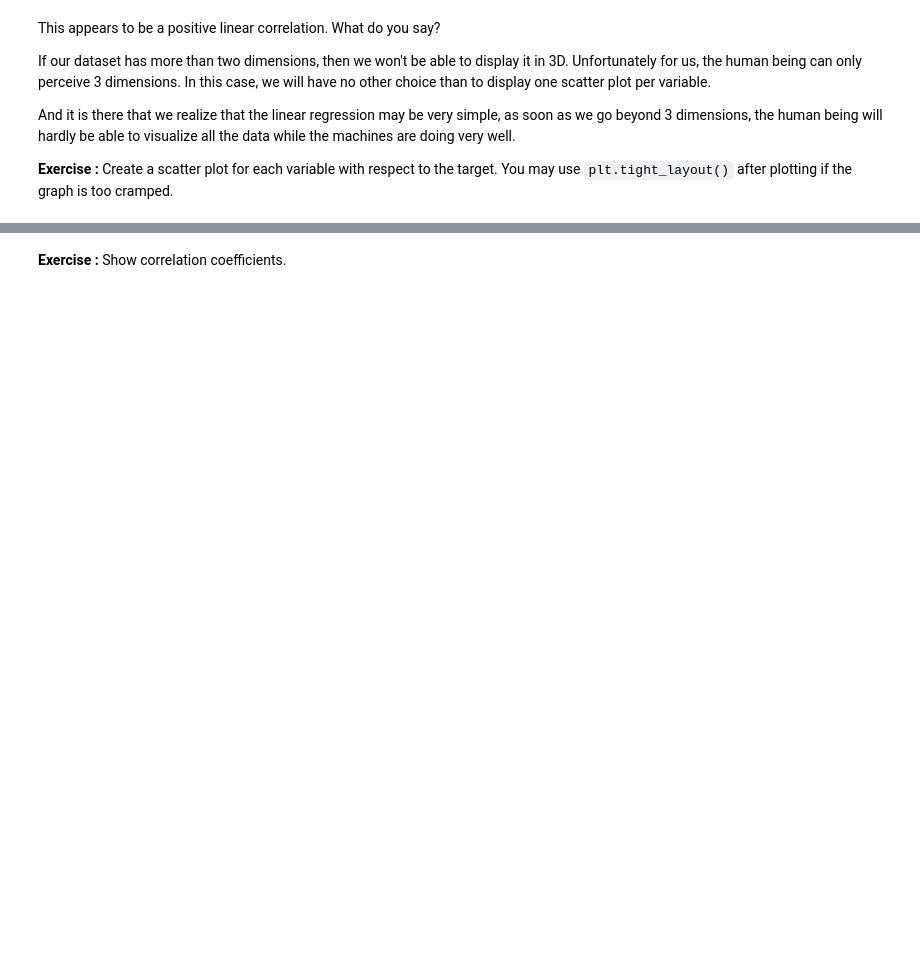
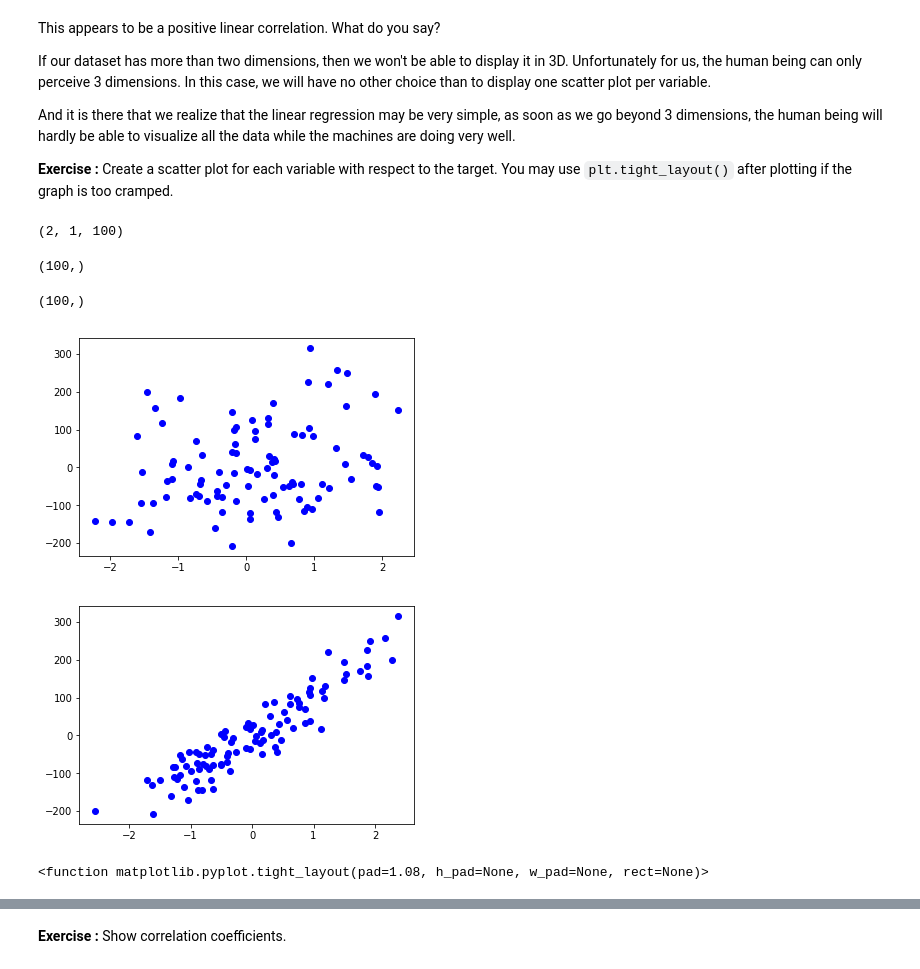
Before and after one commit to HavvaEb/Machine_Learning_exercise, a Jupyter notebook: 4.machine_learning/1.Regression/03-Multiple_linear_regression.ipynb, the cells around one changed output, grey strips where cells are left out. Saved outputs shown, nothing was run; the diff lists cells and outputs as text; code cells hidden in the pictures; blank space fills up the shorter version.

```diff
--- a/4.machine_learning/1.Regression/03-Multiple_linear_regression.ipynb
+++ b/4.machine_learning/1.Regression/03-Multiple_linear_regression.ipynb
@@ -121,3 +85,25 @@ If our dataset has more than two dimensions, then we won't be able to display it
 And it is there that we realize that the linear regression may be very simple, as soon as we go beyond 3 dimensions, the human being will hardly be able to visualize all the data while the machines are doing very well.
 
 **Exercise :** Create a scatter plot for each variable with respect to the target. You may use  `plt.tight_layout()` after plotting if the graph is too cramped.
+# %%
+print(X_features.shape)
+X_features[0,0,:].shape
+# %% [output]
+(2, 1, 100)
+(100,)
+# %%
+import matplotlib.pyplot as plt
+ax = plt.gca()
+X_features = X_features.T
+print(y_target.shape)
+X_features = X_features.reshape((100, 2))
+plt.scatter(X_features[:,0].T, y_target.T, color="blue")
+plt.show()
+plt.scatter(X_features[:,1].T, y_target.T, color="blue")
+plt.show()
+plt.tight_layout
+# %% [output]
+(100,)
+[figure, added]
+[figure, added]
+<function matplotlib.pyplot.tight_layout(pad=1.08, h_pad=None, w_pad=None, rect=None)>
```
Also changed, not shown: parts of 25 cells of this notebook, 1 other file.
